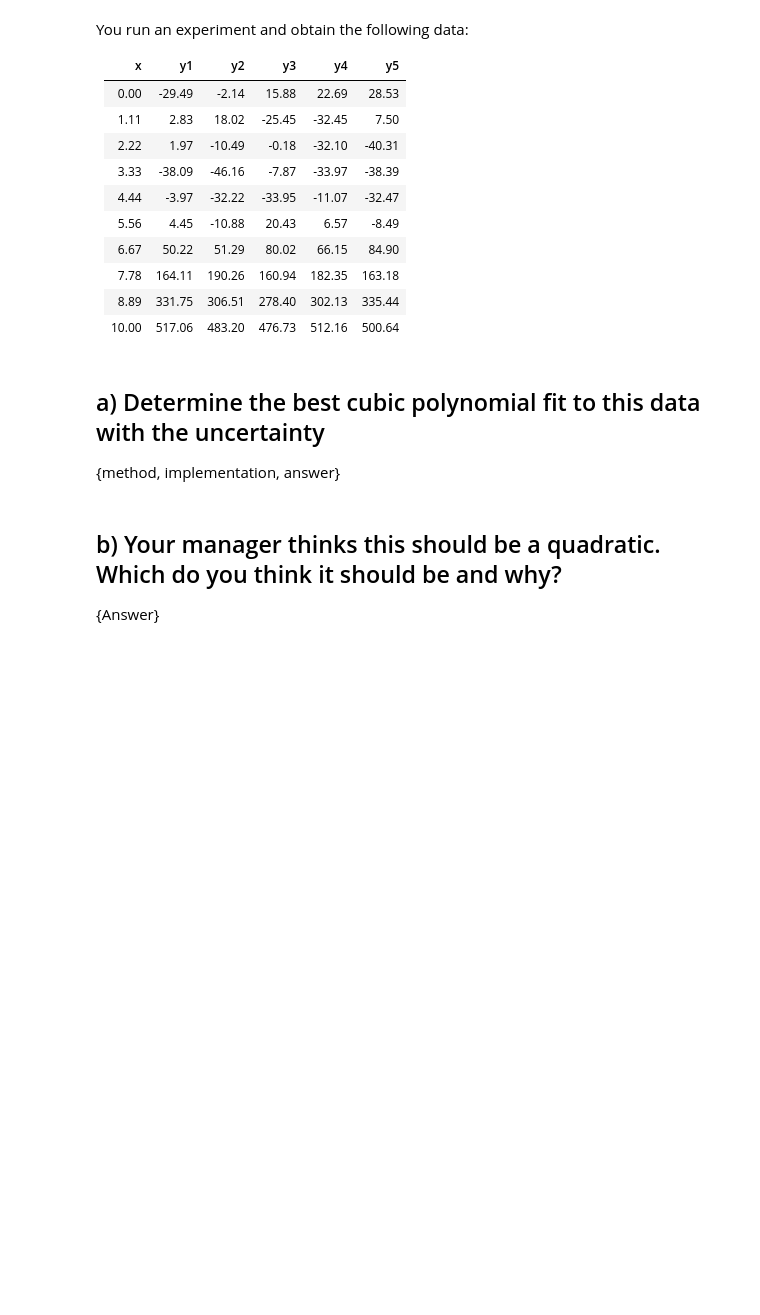
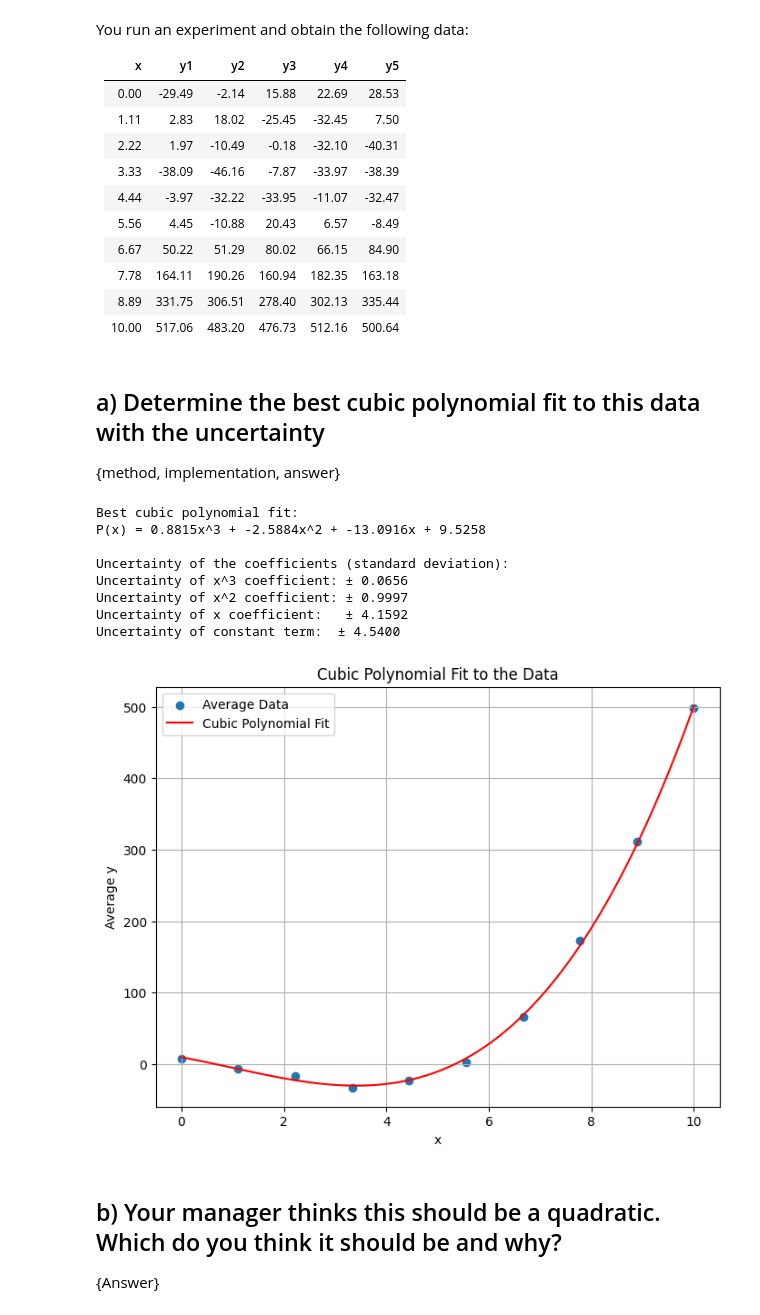
Before and after one commit to n-zaheer/3nm4, a Jupyter notebook: Copy_of_Assignment_2.ipynb, the cells around one changed output. Saved outputs shown, nothing was run; the diff lists cells and outputs as text; code cells hidden in the pictures; blank space fills up the shorter version.

```diff
--- a/Copy_of_Assignment_2.ipynb
+++ b/Copy_of_Assignment_2.ipynb
@@ -88,6 +136,71 @@ d = np.array([
 ## a) Determine the best cubic polynomial fit to this data with the uncertainty
 
 {method, implementation, answer}
+# %%
+import numpy as np
+import matplotlib.pyplot as plt
+
+# Define the table as a list of lists
+d = np.array([
+    [0.00, -29.49, -2.14, 15.88, 22.69, 28.53],
+    [1.11, 2.83, 18.02, -25.45, -32.45, 7.50],
+    [2.22, 1.97, -10.49, -0.18, -32.10, -40.31],
+    [3.33, -38.09, -46.16, -7.87, -33.97, -38.39],
+    [4.44, -3.97, -32.22, -33.95, -11.07, -32.47],
+    [5.56, 4.45, -10.88, 20.43, 6.57, -8.49],
+    [6.67, 50.22, 51.29, 80.02, 66.15, 84.90],
+    [7.78, 164.11, 190.26, 160.94, 182.35, 163.18],
+    [8.89, 331.75, 306.51, 278.40, 302.13, 335.44],
+    [10.00, 517.06, 483.20, 476.73, 512.16, 500.64]
+])
+
+
+# Extract x and the average of y1 through y5
+x_data = d[:, 0]
+y_data = np.mean(d[:, 1:], axis=1)
+
+# Perform cubic polynomial fit (degree=3)
+# Use polyfit with full=True to get covariance matrix for uncertainty estimation
+coeffs, cov_matrix = np.polyfit(x_data, y_data, 3, cov=True)
+
+# Get the polynomial function
+poly_fit = np.poly1d(coeffs)
+
+# Calculate the standard deviation of the polynomial coefficients
+coeff_stdev = np.sqrt(np.diag(cov_matrix))
+
+# Print the polynomial equation and the uncertainty of the coefficients
+print("Best cubic polynomial fit:")
+print(f"P(x) = {coeffs[0]:.4f}x^3 + {coeffs[1]:.4f}x^2 + {coeffs[2]:.4f}x + {coeffs[3]:.4f}")
+print("\nUncertainty of the coefficients (standard deviation):")
+print(f"Uncertainty of x^3 coefficient: ± {coeff_stdev[0]:.4f}")
+print(f"Uncertainty of x^2 coefficient: ± {coeff_stdev[1]:.4f}")
+print(f"Uncertainty of x coefficient:   ± {coeff_stdev[2]:.4f}")
+print(f"Uncertainty of constant term:  ± {coeff_stdev[3]:.4f}")
+
+# Plot the data and the cubic fit
+x_plot = np.linspace(x_data.min(), x_data.max(), 100)
+y_plot = poly_fit(x_plot)
+
+plt.figure(figsize=(8, 6))
+plt.scatter(x_data, y_data, label='Average Data')
+plt.plot(x_plot, y_plot, color='red', label='Cubic Polynomial Fit')
+plt.xlabel('x')
+plt.ylabel('Average y')
+plt.title('Cubic Polynomial Fit to the Data')
+plt.legend()
+plt.grid(True)
+plt.show()
+# %% [output]
+Best cubic polynomial fit:
+P(x) = 0.8815x^3 + -2.5884x^2 + -13.0916x + 9.5258
+
+Uncertainty of the coefficients (standard deviation):
+Uncertainty of x^3 coefficient: ± 0.0656
+Uncertainty of x^2 coefficient: ± 0.9997
+Uncertainty of x coefficient:   ± 4.1592
+Uncertainty of constant term:  ± 4.5400
+[figure, added]
 # %% [markdown]
 ## b) Your manager thinks this should be a quadratic. Which do you think it should be and why?
 
```
Also changed, not shown: parts of 2 cells of this notebook.
